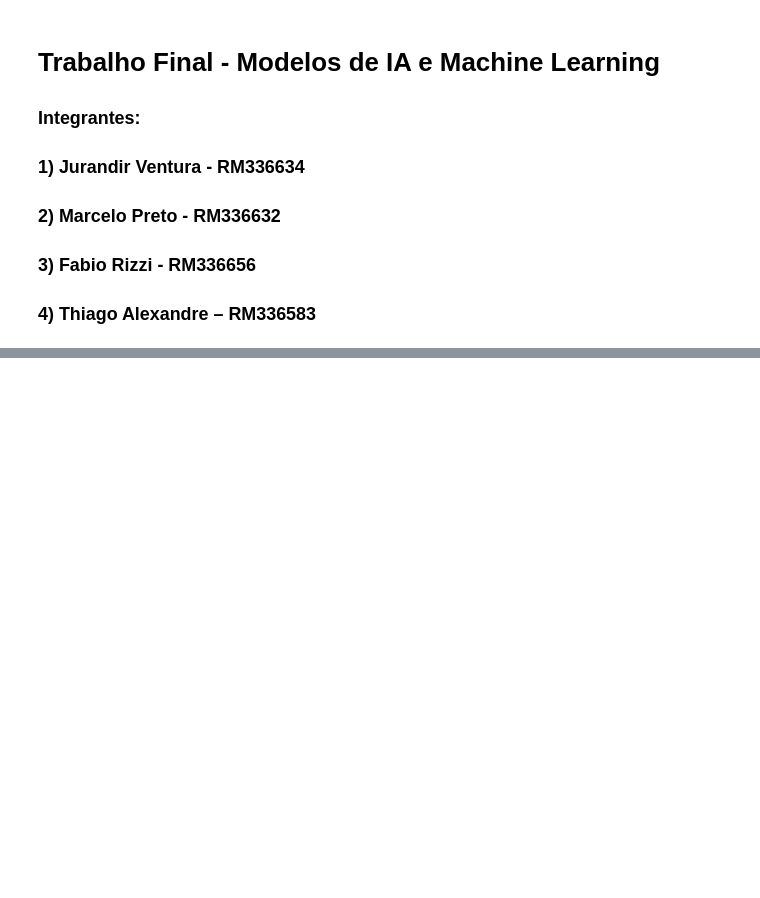
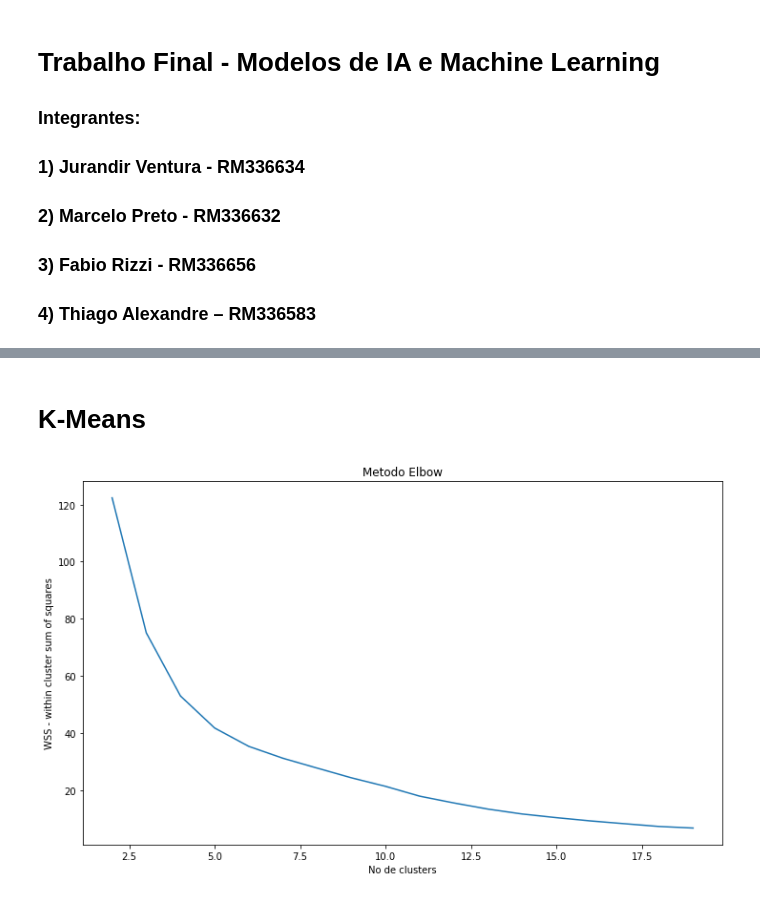
Before and after one commit to JV-cloud/modelos_de_ia_e_ml, a Jupyter notebook: 2.2.ipynb, the cells around one changed output, grey strips where cells are left out. Drawn from its saved outputs; the diff is of its cells as text; code cells hidden in the pictures; blank space fills up the shorter version.

```diff
--- a/2.2.ipynb
+++ b/2.2.ipynb
@@ -32,0 +63,29 @@ dataset.head()
+# %%
+# Limpando IDs
+ds.drop(['Unnamed: 0'], axis=1, inplace=True)
+# %%
+# Normaliza os Dados:
+#scaler = StandardScaler()
+scaler = MinMaxScaler()
+ds_norm = scaler.fit_transform(ds)
+# %%
+# numero de iteracoes de K
+iter = 20
+# %% [markdown]
+# K-Means
+# %%
+scores = []
+inertias =[]
+for i in tqdm(range(2, iter)):
+    kmeans = KMeans(n_clusters = i, max_iter=100).fit(ds_norm)
+    inertias.append(kmeans.inertia_)
+    scores.append(silhouette_score(ds.values, kmeans.labels_))
+# %%
+plt.figure(figsize = (12,7))
+plt.plot(range(2, iter), inertias)
+plt.title('Metodo Elbow')
+plt.xlabel('No de clusters')
+plt.ylabel('WSS - within cluster sum of squares')
+plt.show()
+# %% [output]
+[figure, added]
```
Also changed, not shown: parts of 16 cells of this notebook.
